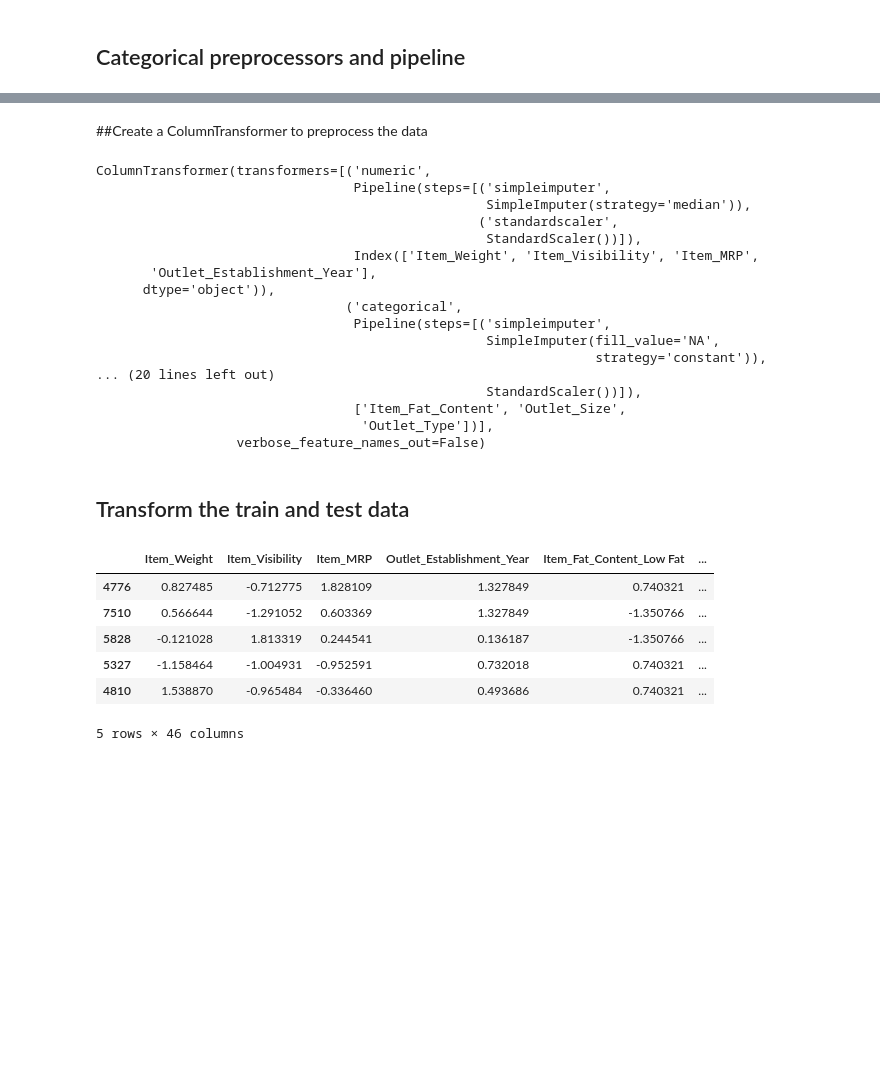
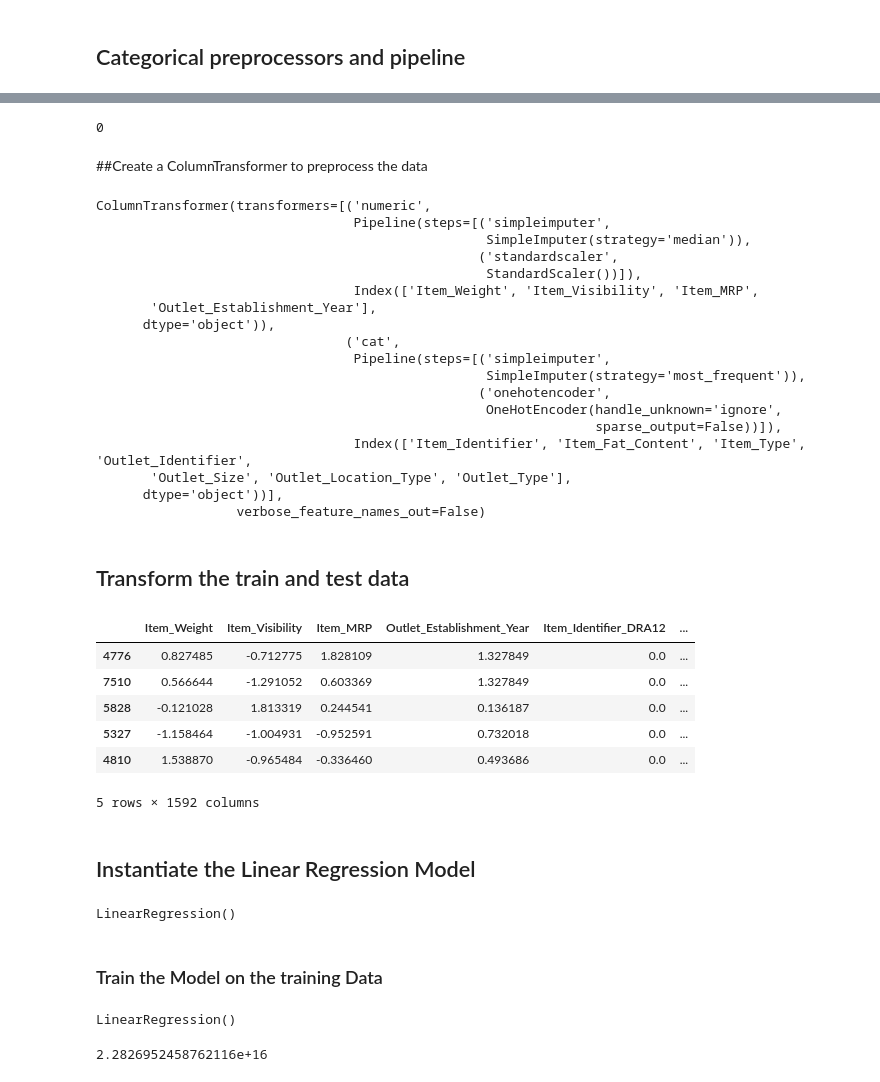
Before and after one commit to SlabberP/Prediction-of-Product-Sales, a Jupyter notebook: Prediction_of_Product_Sales.ipynb, the cells around one changed output, grey strips where cells are left out. Cells and saved outputs as stored; diff of their text form; code cells hidden in the pictures; blank space fills up the shorter version.

```diff
--- a/Prediction_of_Product_Sales.ipynb
+++ b/Prediction_of_Product_Sales.ipynb
@@ -700,11 +657,11 @@ Index(['Item_Type', 'Outlet_Identifier', 'Outlet_Location_Type'], dtype='object'
 # %%
 # Instantiate the new imputer
-impute_na = SimpleImputer(strategy='constant', fill_value='NA')
+impute_na = SimpleImputer(strategy='most_frequent')
 ohe_cols = X_train.select_dtypes('object').columns
 # print("OneHotEncoder Columns:", ohe_cols)
-ohe_encoder = OneHotEncoder(sparse_output=False)
-scaler_cat = StandardScaler()
+ohe_encoder = OneHotEncoder(sparse_output=False, handle_unknown='ignore')
+
 # Make pipeline with imputer and encoder
-ohe_pipe = make_pipeline(impute_na, ohe_encoder, scaler_cat)
+ohe_pipe = make_pipeline(impute_na, ohe_encoder)
 ohe_pipe
 # %% [output]
@@ -715,5 +671,5 @@ Pipeline(steps=[('simpleimputer',
 # %%
 # Making a ohe_tuple for Categorical ColumnTransformer
-ohe_tuple = ('categorical', ohe_pipe, ohe_cols)
+ohe_tuple = ('cat', ohe_pipe, ohe_cols)
 ohe_tuple
 # %% [output]
@@ -771,12 +685,17 @@ ord_tuple
+# %%
+null_counts = num_cols.isnull().sum()
+null_counts
+# %% [output]
+0
 # %% [markdown]
 ##Create a ColumnTransformer to preprocess the data
 # %%
 # Instantiate with verbose_feature_names_out=False
-col_transformer = ColumnTransformer([num_tuple, ohe_tuple, ord_tuple],
+preprocessor = ColumnTransformer([num_tuple, ohe_tuple],
                                     verbose_feature_names_out=False)
 # %%
 # Fit on training data
-col_transformer.fit(X_train)
+preprocessor.fit(X_train)
 # %% [output]
 ColumnTransformer(transformers=[('numeric',
                                  Pipeline(steps=[('simpleimputer',
@@ -786,29 +705,54 @@ ColumnTransformer(transformers=[('numeric',
                                  Index(['Item_Weight', 'Item_Visibility', 'Item_MRP',
        'Outlet_Establishment_Year'],
       dtype='object')),
-                                ('categorical',
+                                ('cat',
                                  Pipeline(steps=[('simpleimputer',
-                                                  SimpleImputer(fill_value='NA',
-                                                                strategy='constant')),
-... (20 lines left out)
-                                                  StandardScaler())]),
-                                 ['Item_Fat_Content', 'Outlet_Size',
-                                  'Outlet_Type'])],
+                                                  SimpleImputer(strategy='most_frequent')),
+                                                 ('onehotencoder',
+                                                  OneHotEncoder(handle_unknown='ignore',
+                                                                sparse_output=False))]),
+                                 Index(['Item_Identifier', 'Item_Fat_Content', 'Item_Type', 'Outlet_Identifier',
+       'Outlet_Size', 'Outlet_Location_Type', 'Outlet_Type'],
+      dtype='object'))],
                   verbose_feature_names_out=False)
 # %% [markdown]
 ## Transform the train and test data
 # %%
 # Transform the training data
-X_train_processed = col_transformer.transform(X_train)
+X_train_tf = preprocessor.transform(X_train)
 # Transform the testing data
-X_test_processed = col_transformer.transform(X_test)
+X_test_tf = preprocessor.transform(X_test)
 # View the processed training data
-X_train_processed.head()
+# X_train_tf = pd.Series(X_train_tf)
+X_train_tf
+# X_test_tf
+X_train_tf.head()
 # %% [output]
-|  | Item_Weight | Item_Visibility | Item_MRP | Outlet_Establishment_Year | Item_Fat_Content_Low Fat | ... |
-| 4776 | 0.827485 | -0.712775 | 1.828109 | 1.327849 | 0.740321 | ... |
-| 7510 | 0.566644 | -1.291052 | 0.603369 | 1.327849 | -1.350766 | ... |
-| 5828 | -0.121028 | 1.813319 | 0.244541 | 0.136187 | -1.350766 | ... |
-| 5327 | -1.158464 | -1.004931 | -0.952591 | 0.732018 | 0.740321 | ... |
-| 4810 | 1.538870 | -0.965484 | -0.336460 | 0.493686 | 0.740321 | ... |
+|  | Item_Weight | Item_Visibility | Item_MRP | Outlet_Establishment_Year | Item_Identifier_DRA12 | ... |
+| 4776 | 0.827485 | -0.712775 | 1.828109 | 1.327849 | 0.0 | ... |
+| 7510 | 0.566644 | -1.291052 | 0.603369 | 1.327849 | 0.0 | ... |
+| 5828 | -0.121028 | 1.813319 | 0.244541 | 0.136187 | 0.0 | ... |
+| 5327 | -1.158464 | -1.004931 | -0.952591 | 0.732018 | 0.0 | ... |
+| 4810 | 1.538870 | -0.965484 | -0.336460 | 0.493686 | 0.0 | ... |
-5 rows × 46 columns
+5 rows × 1592 columns
+# %% [markdown]
+## Instantiate the Linear Regression Model
+# %%
+from sklearn.linear_model import LinearRegression
+# Define the model with an appropriate name – (lin_reg)
+lin_reg = LinearRegression()
+lin_reg
+# %% [output]
+LinearRegression()
+# %% [markdown]
+### Train the Model on the training Data
+# %%
+# Fit the model on the training data
+lin_reg.fit(X_train_tf, y_train)
+# %% [output]
+LinearRegression()
+# %%
+# View the intercept determined during the fit step
+lin_reg.intercept_.round(2)
+# %% [output]
+2.2826952458762116e+16
```
Also changed, not shown: parts of 39 cells of this notebook.
